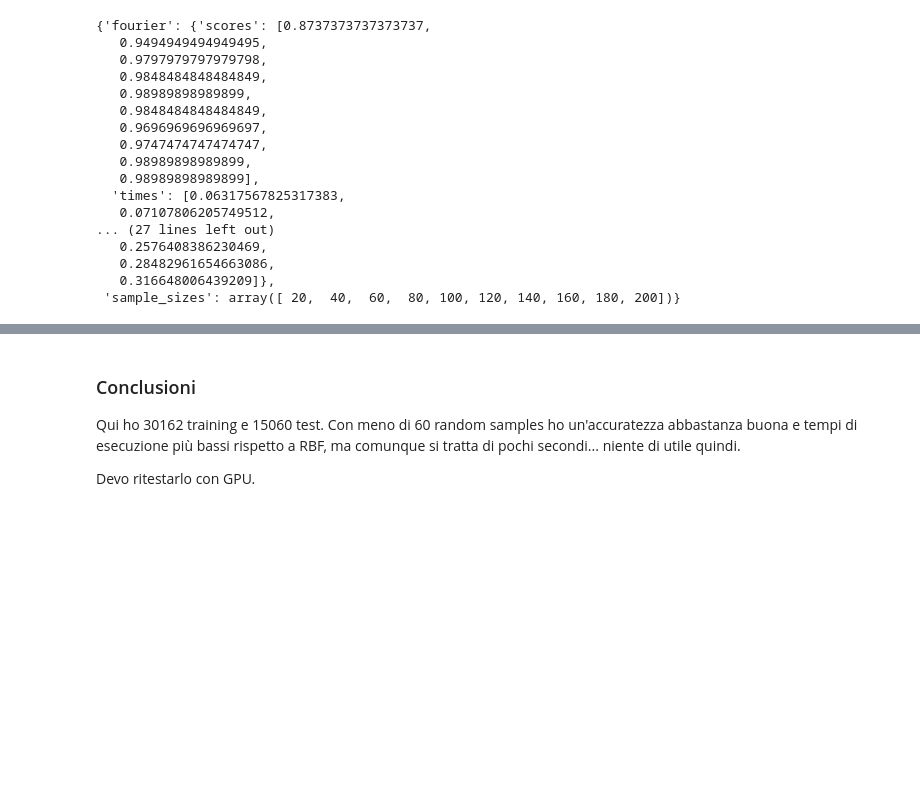
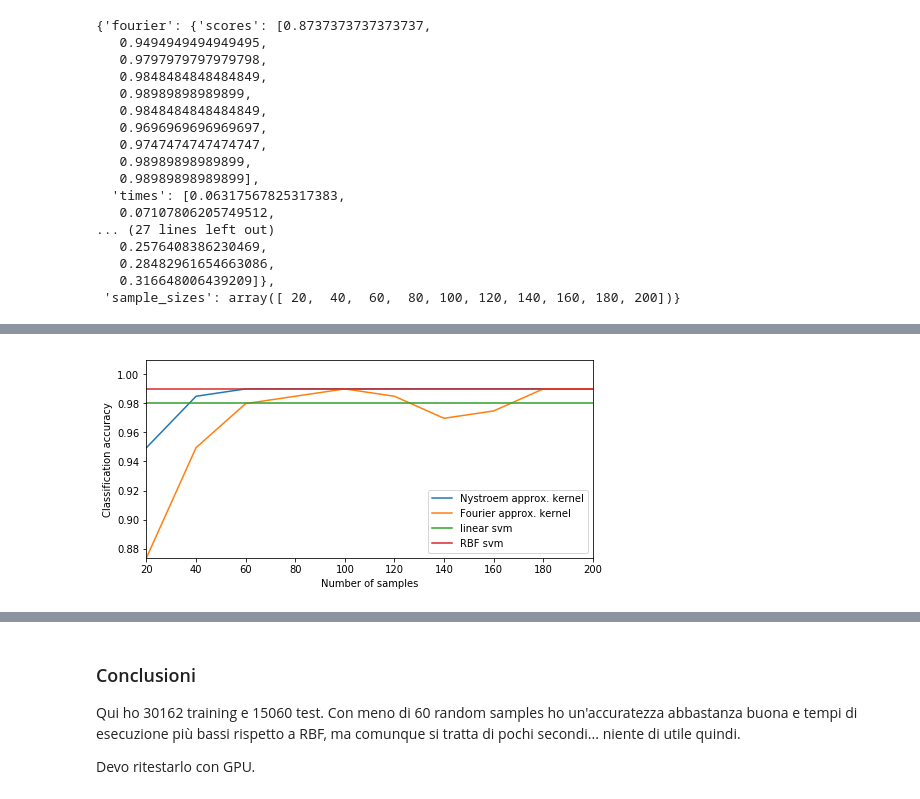
Before and after one commit to ginevracoal/statisticalMachineLearning, a Jupyter notebook: individual_project/code/adult.ipynb, the cells around one changed output, grey strips where cells are left out. Saved outputs shown, nothing was run; the diff lists cells and outputs as text; code cells hidden in the pictures; blank space fills up the shorter version.

```diff
--- a/individual_project/code/adult.ipynb
+++ b/individual_project/code/adult.ipynb
@@ -171,2 +190,56 @@ plot_accuracy(job_results)
+# %%
+fit = job_results
+
+sample_sizes = fit['sample_sizes']
+
+kernel = fit['kernel']
+linear = fit['linear']
+nystroem = fit['nystroem']
+fourier = fit['fourier']
+
+kernel_svm_score = kernel['score']
+linear_svm_score = linear['score']
+nystroem_scores = nystroem['scores']
+fourier_scores = fourier['scores']
+
+kernel_svm_time = kernel['time']
+linear_svm_time = linear['time']
+nystroem_times = nystroem['times']
+fourier_times = fourier['times']
+
+# plot the results
+plt.figure(figsize=(8, 8))
+
+accuracy = plt.subplot(211)
+
+accuracy.plot(sample_sizes, nystroem_scores, label="Nystroem approx. kernel")
+accuracy.plot(sample_sizes, fourier_scores, label="Fourier approx. kernel")
+# horizontal lines for exact rbf and linear kernels:
+accuracy.plot([sample_sizes[0], sample_sizes[-1]],
+              [linear_svm_score-0.01, linear_svm_score-0.01], label="linear svm")
+accuracy.plot([sample_sizes[0], sample_sizes[-1]],
+              [kernel_svm_score, kernel_svm_score], label="RBF svm")
+
+
+
+# vertical line for dataset dimensionality = 64
+# accuracy.plot([64, 64], [0.7, 1], label="n_features")
+
+# legends and labels
+# accuracy.set_title("Classification accuracy")
+# timescale.set_title("Training times")
+accuracy.set_xlim(sample_sizes[0], sample_sizes[-1])
+
+# accuracy.set_xticks(())
+accuracy.set_ylim(np.min(fourier_scores), kernel_svm_score*1.02)
+accuracy.set_xlabel("Number of samples")
+accuracy.set_ylabel("Classification accuracy")
+accuracy.legend(loc='best')
+
+
+
+plt.show()
+# %% [output]
+[figure, added]
 # %%
 %run -i 'functions.py'
```
Also changed, not shown: parts of 11 cells of this notebook, 9 other files.
